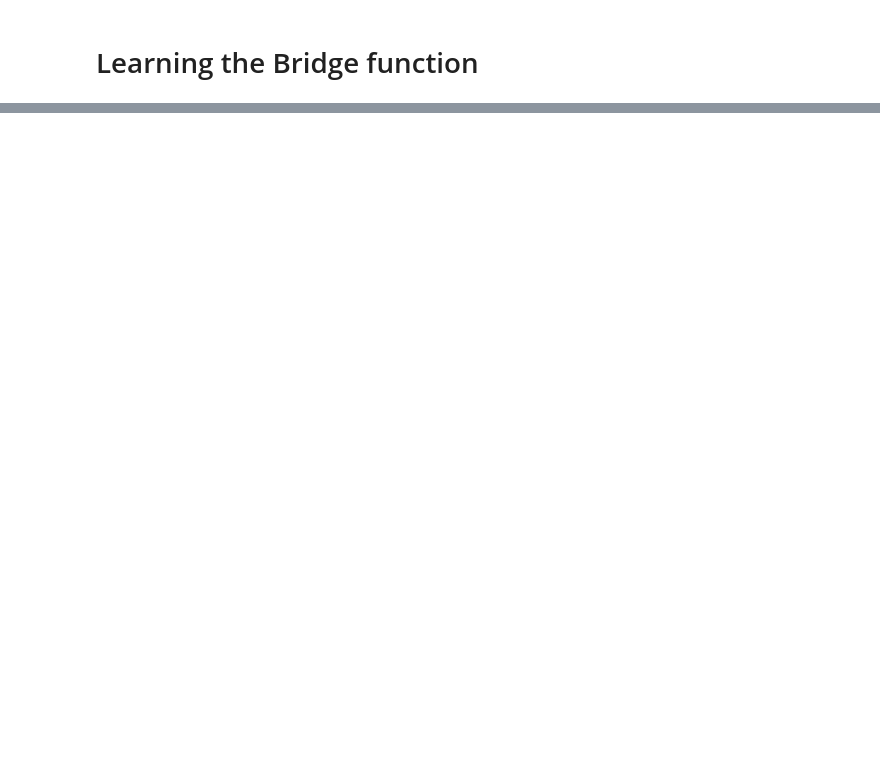
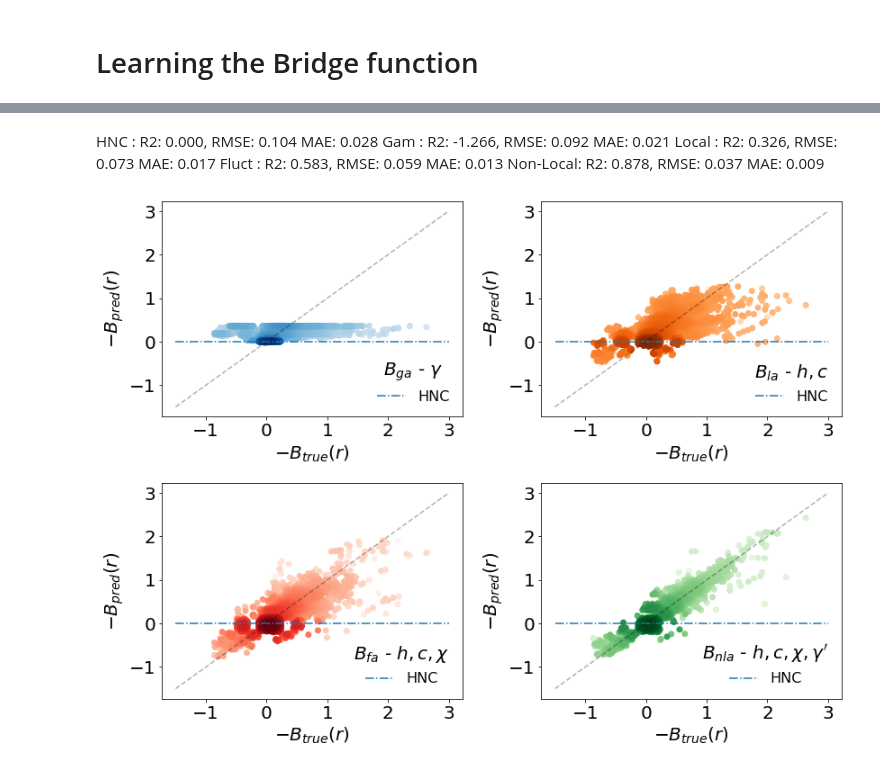
Before and after one commit to CompRhys/ornstein-zernike, a Jupyter notebook: learn/learn-bridge-function.ipynb, the cells around one changed output, grey strips where cells are left out. Cells and saved outputs as stored; diff of their text form; code cells hidden in the pictures; blank space fills up the shorter version.

```diff
--- a/learn/learn-bridge-function.ipynb
+++ b/learn/learn-bridge-function.ipynb
@@ -110 +112,5 @@ Learning MLP model with 347376 training points
+# %%
+gam = load_model("models/gam-200.h5")
+local = load_model("models/local-200.h5")
+fluct = load_model("models/fluct-200.h5")
 # %%
@@ -152,0 +151,6 @@ plt.show()
+# %% [markdown]
+HNC      : R2: 0.000, RMSE: 0.104 MAE: 0.028
+Gam      : R2: -1.266, RMSE: 0.092 MAE: 0.021
+Local    : R2: 0.326, RMSE: 0.073 MAE: 0.017
+Fluct    : R2: 0.583, RMSE: 0.059 MAE: 0.013
+Non-Local: R2: 0.878, RMSE: 0.037 MAE: 0.009
@@ -152,0 +179,57 @@ plt.show()
+# %%
+matplotlib.rcParams.update({'font.size': 20})
+
+fig, ax = plt.subplots(2,2, figsize=(12,9))
+
+density_scatter(-y_test.ravel(), -y_gam.ravel(), plt.get_cmap('Blues'), ax=ax[0,0])
+
+density_scatter(-y_test.ravel(), -y_local.ravel(), plt.get_cmap('Oranges'), ax=ax[0,1])
+
+density_scatter(-y_test.ravel(), -y_fluct.ravel(), plt.get_cmap('Reds'), ax=ax[1,0])
+
+density_scatter(-y_test.ravel(), -y_non_local.ravel(), plt.get_cmap('Greens'), ax=ax[1,1])
+
+# ax[0,0].plot(-y_test, -y_gam, linestyle="None",
+#         marker="+", label='$B_{ga}$', alpha=0.3,mew=3, color="tab:blue")
+
+# ax[0,1].plot(-y_test, -y_local, linestyle="None",
+#         marker="+", label='$B_{la}$', alpha=0.3,mew=3, color="tab:orange")
+
+# ax[1,0].plot(-y_test, -y_fluct, linestyle="None",
+#         marker="x", label='$B_{fa}$', alpha=0.3,mew=3, color="tab:green")
+
+# ax[1,1].plot(-y_test, -y_non_local, linestyle="None",
+#         marker="x", label='$B_{nla}$', alpha=0.3,mew=3, color="tab:red")
+
+ax[0,0].plot([-1.5, 3], [0, 0], linestyle="-.", label='HNC', color="tab:blue")
+ax[0,0].plot([-1.5, 3], [-1.5, 3], linestyle="--", color='k',  alpha=0.3)
+ax[0,0].set_xlabel('$-B_{true}(r)$')
+ax[0,0].set_ylabel('$-B_{pred}(r)$')
+
+ax[0,1].plot([-1.5, 3], [0, 0], linestyle="-.", label='HNC', color="tab:blue")
+ax[0,1].plot([-1.5, 3], [-1.5, 3], linestyle="--", color='k',  alpha=0.3)
+ax[0,1].set_xlabel('$-B_{true}(r)$')
+ax[0,1].set_ylabel('$-B_{pred}(r)$')
+
+ax[1,0].plot([-1.5, 3], [0, 0], linestyle="-.", label='HNC', color="tab:blue")
+ax[1,0].plot([-1.5, 3], [-1.5, 3], linestyle="--", color='k',  alpha=0.3)
+ax[1,0].set_xlabel('$-B_{true}(r)$')
+ax[1,0].set_ylabel('$-B_{pred}(r)$')
+
+ax[1,1].plot([-1.5, 3], [0, 0], linestyle="-.", label='HNC', color="tab:blue")
+ax[1,1].plot([-1.5, 3], [-1.5, 3], linestyle="--", color='k',  alpha=0.3)
+ax[1,1].set_xlabel('$-B_{true}(r)$')
+ax[1,1].set_ylabel('$-B_{pred}(r)$')
+
+ax[0,0].legend(markerscale=1, fontsize=16, frameon=False, title="$B_{ga}$ - $\gamma$", loc=4)
+ax[0,1].legend(markerscale=1, fontsize=16, frameon=False, title="$B_{la}$ - $h, c$", loc=4)
+ax[1,0].legend(markerscale=1, fontsize=16, frameon=False, title="$B_{fa}$ - $h, c, \chi$", loc=4)
+ax[1,1].legend(markerscale=1, fontsize=16, frameon=False, title="$B_{nla}$ - $h, c, \chi, \gamma'$", loc=4)
+
+plt.tight_layout()
+
+# plt.savefig("plots/compare_{}.png".format(datetime.now().strftime("%d-%m-%Y_%I-%M-%S_%p")))
+plt.savefig("plots/compare-300.png")
+plt.show()
+# %% [output]
+[figure, added]
```
Also changed, not shown: parts of 15 cells of this notebook, 11 other files.
